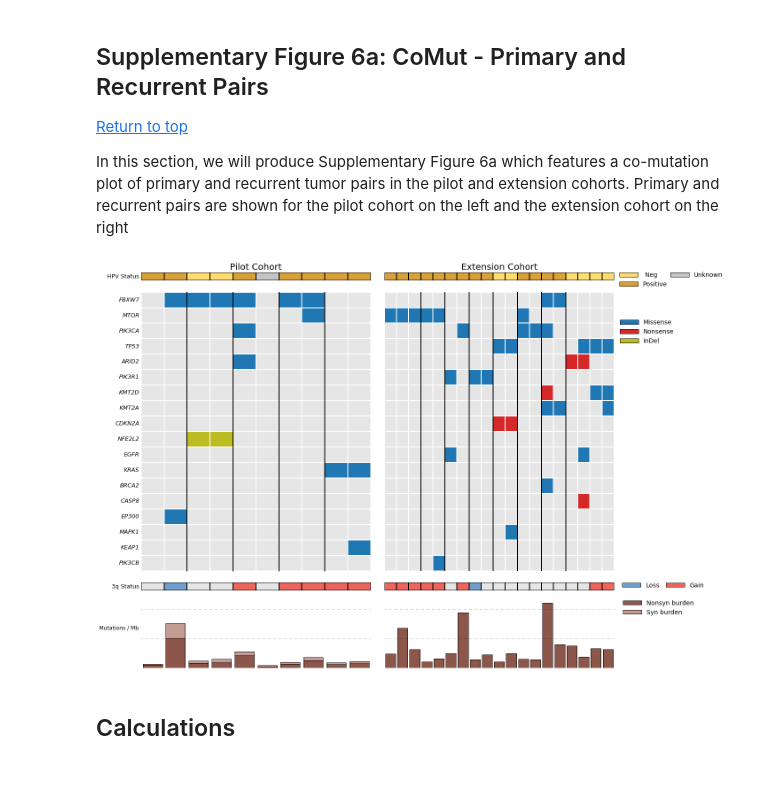
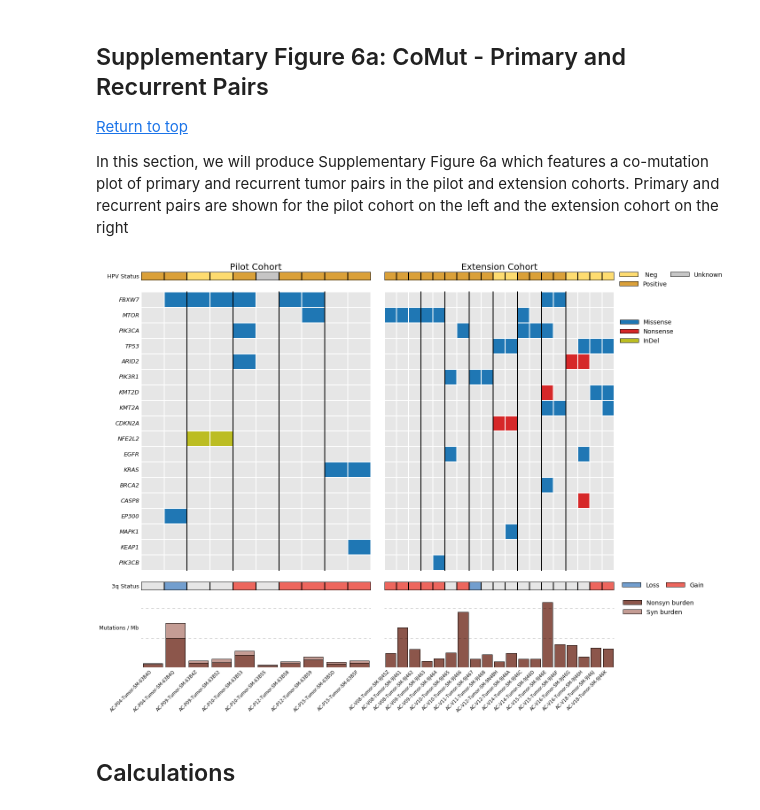
Before and after one commit to vanallenlab/2016-Mouw_ASCC, a Jupyter notebook: ASCC-ipython_master.ipynb, the cells around one changed output. Saved outputs shown, nothing was run; the diff lists cells and outputs as text; code cells hidden in the pictures; blank space fills up the shorter version.

Commit message:
Updated figure 6a

```diff
--- a/ASCC-ipython_master.ipynb
+++ b/ASCC-ipython_master.ipynb
@@ -1389,7 +1389,13 @@ ax30.set_xticklabels(burden_pilot_pairs.columns.tolist(), rotation = 45, ha = 'r
 # ax31 - Mutations / Mb - No Response Primary Samples
 ##==============================================
 ax31 = plot_burden(3, 1, burden_extension_pairs, 0, colors_bar, 10, 25,
-sharex = ax11, sharey = ax30)
+                   sharex = ax11, sharey = ax30)
+
+plt.tick_params(axis = 'both', which = 'both',
+    bottom = 'off', top = 'off', left = 'off', right = 'off',
+    labelbottom = 'on', labeltop = 'off', labelleft = 'off', labelright = 'off')
+
+ax31.set_xticklabels(burden_extension_pairs.columns.tolist(), rotation = 45, ha = 'right')
 
 ##============================================
 # ax12 - Legend - Mutation Type
@@ -1430,34 +1436,34 @@ labels = ["Loss", "Gain"]
 ax22 = plt.subplot(gs[2,2])
 
 # Remove plot frame lines
 ax22.spines['top'].set_visible(False)
 ax22.spines['bottom'].set_visible(False)
 ax22.spines['right'].set_visible(False)
 ax22.spines['left'].set_visible(False)
 
 plt.tick_params(axis = 'both', which = 'both',
     bottom = 'off', top = 'off', left = 'off', right = 'off',
     labelbottom = 'off', labelleft = 'off', labelright = 'off')
 
 ax22.bar(0, 0, label = labels[0], color = colors_tableau3q[1]) # Loss
 ax22.bar(1, 0, label = labels[1], color = colors_tableau3q[3]) # Gain
 
 plt.ylim(0)
 
 legend = ax22.legend(bbox_to_anchor = (1.42, 1.70), ncol = 2, handlelength = 3, fontsize = 14, columnspacing = 1,
                frameon = False)
 
 ##============================================
 # ax32 - Legend - Mutational Burden
 ##============================================
 labels = ["Nonsyn burden", "Syn burden"]
 ax32 = create_legend(3, 2, labels, colors_bar, 1.25, 1.0, 1)
 
 
 plt.savefig('figures/figureS6A.png', bbox_inches = 'tight')
 plt.show()
 # %% [output]
-[figure, old version]
+[figure, new version]
 # %% [markdown]
 ## Calculations
 # %% [markdown]
```
